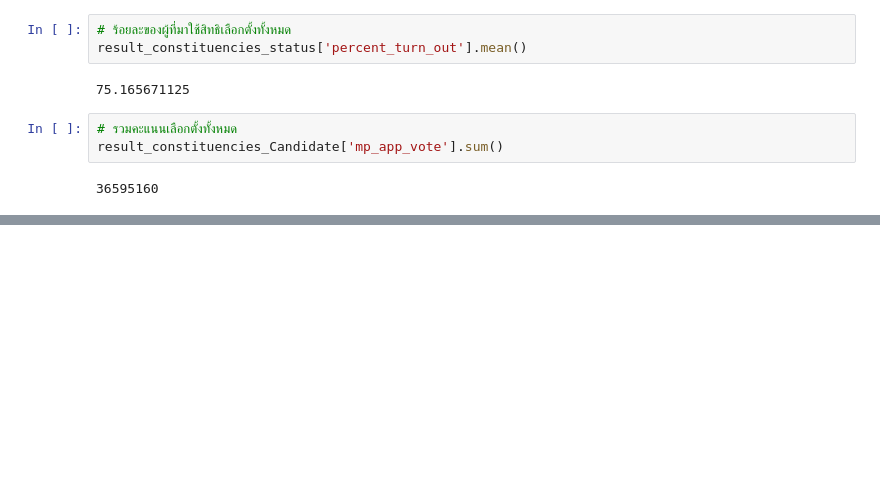
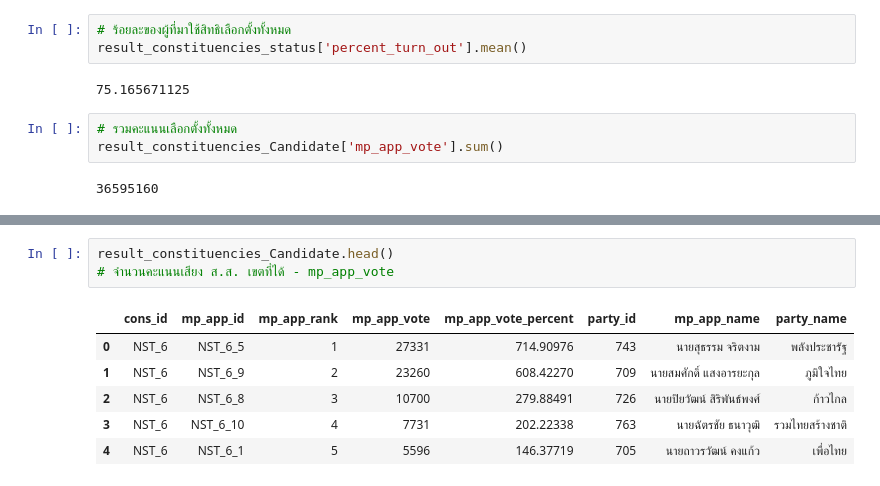
Before and after one commit to Sunisa78-8/Python_dataviz2023, a Jupyter notebook: พยย_นน.ipynb, the cells around one changed output, grey strips where cells are left out. Saved outputs shown, nothing was run; the diff lists cells and outputs as text; blank space fills up the shorter version.

```diff
--- a/พยย_นน.ipynb
+++ b/พยย_นน.ipynb
@@ -268,0 +328,10 @@ result_constituencies_Candidate['mp_app_vote'].sum()
+# %%
+result_constituencies_Candidate.head()
+# จำนวนคะแนนเสียง ส.ส. เขตที่ได้ - mp_app_vote
+# %% [output]
+|  | cons_id | mp_app_id | mp_app_rank | mp_app_vote | mp_app_vote_percent | party_id | mp_app_name | party_name |
+| 0 | NST_6 | NST_6_5 | 1 | 27331 | 714.90976 | 743 | นายสุธรรม จริตงาม | พลังประชารัฐ |
+| 1 | NST_6 | NST_6_9 | 2 | 23260 | 608.42270 | 709 | นายสมศักดิ์ แสงอารยะกุล | ภูมิใจไทย |
+| 2 | NST_6 | NST_6_8 | 3 | 10700 | 279.88491 | 726 | นายปิยวัฒน์ สิริพันธ์พงศ์ | ก้าวไกล |
+| 3 | NST_6 | NST_6_10 | 4 | 7731 | 202.22338 | 763 | นายฉัตรชัย ธนาวุฒิ | รวมไทยสร้างชาติ |
+| 4 | NST_6 | NST_6_1 | 5 | 5596 | 146.37719 | 705 | นายถาวรวัฒน์ คงแก้ว | เพื่อไทย |
```
Also changed, not shown: parts of 33 cells of this notebook.
